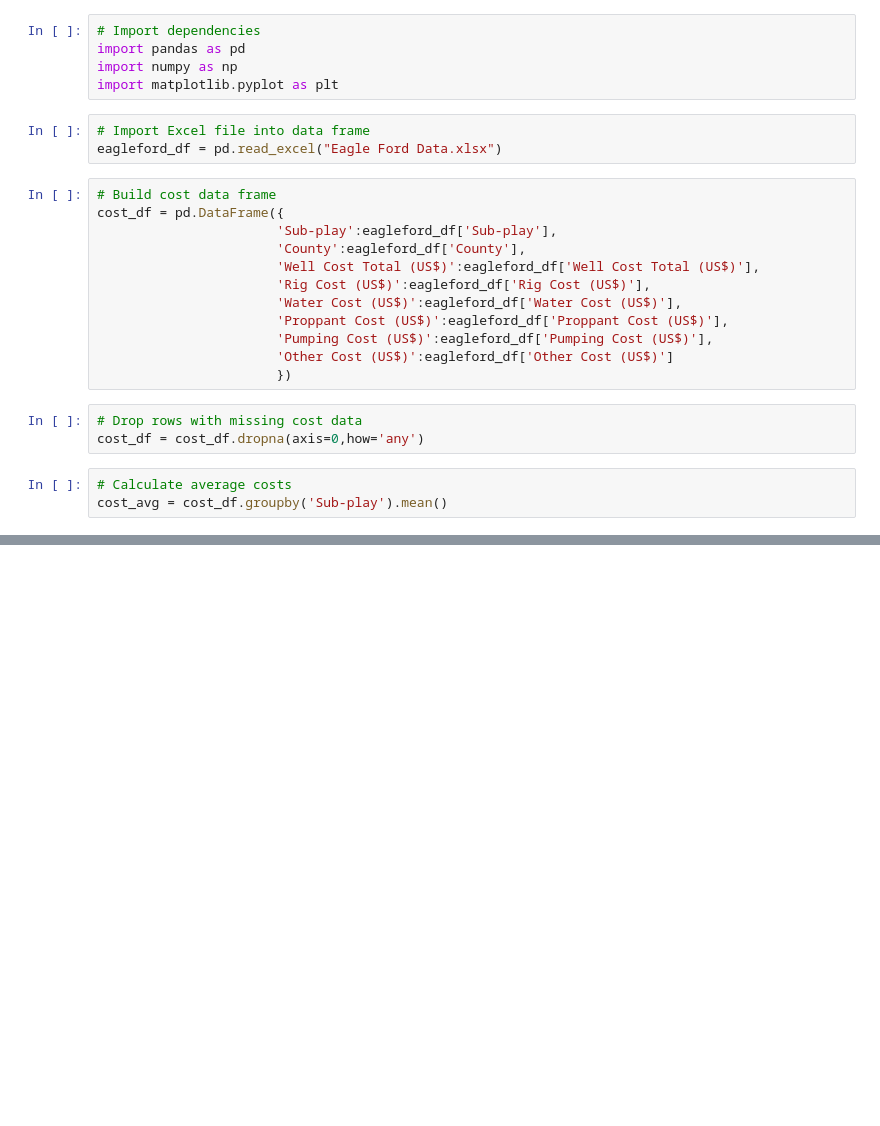
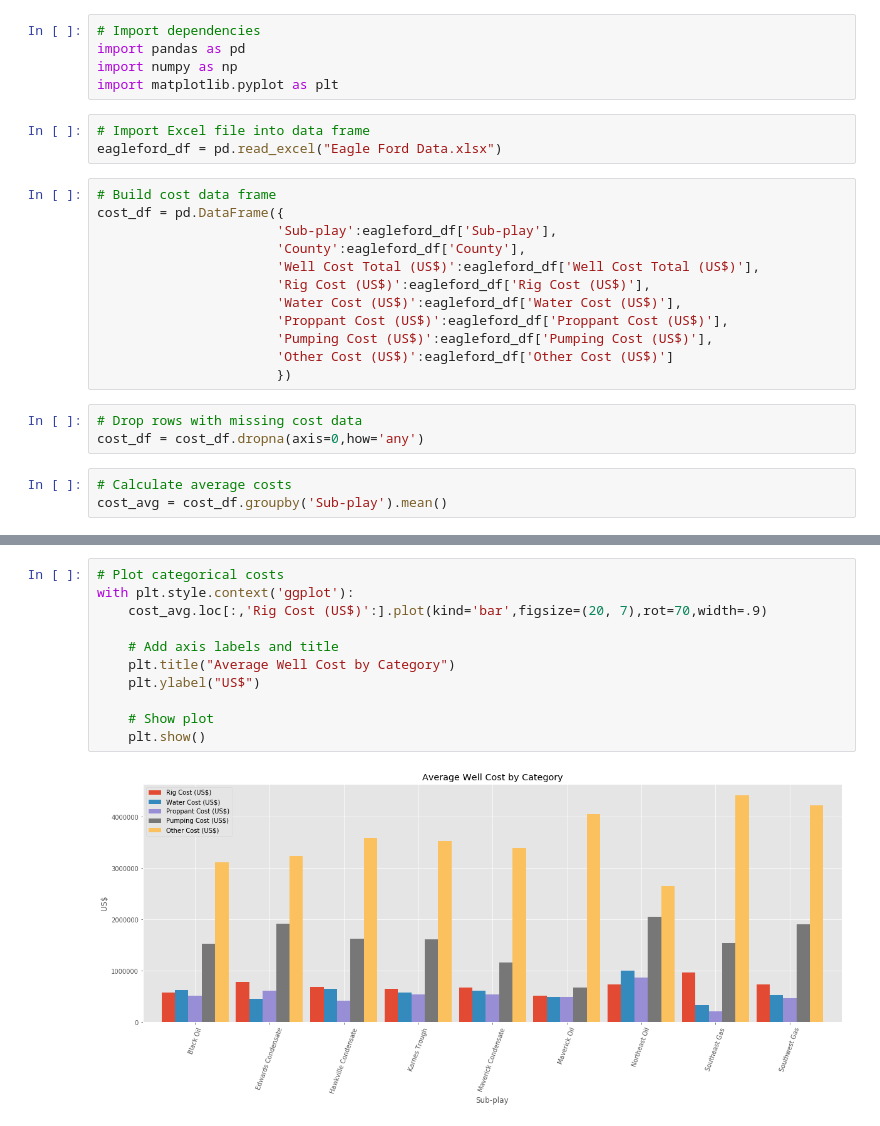
Before and after one commit to DaryaRudych/EagleFord-Oil-Project, a Jupyter notebook: Cost Analysis.ipynb, the cells around one changed output, grey strips where cells are left out. Saved outputs shown, nothing was run; the diff lists cells and outputs as text; blank space fills up the shorter version.

```diff
--- a/Cost Analysis.ipynb
+++ b/Cost Analysis.ipynb
@@ -39,0 +40,13 @@ with plt.style.context('fivethirtyeight'):
+# %%
+# Plot categorical costs
+with plt.style.context('ggplot'):
+    cost_avg.loc[:,'Rig Cost (US$)':].plot(kind='bar',figsize=(20, 7),rot=70,width=.9)
+
+    # Add axis labels and title
+    plt.title("Average Well Cost by Category")
+    plt.ylabel("US$")
+
+    # Show plot
+    plt.show()
+# %% [output]
+[figure, added]
```
Also changed, not shown: parts of 1 cell of this notebook.
